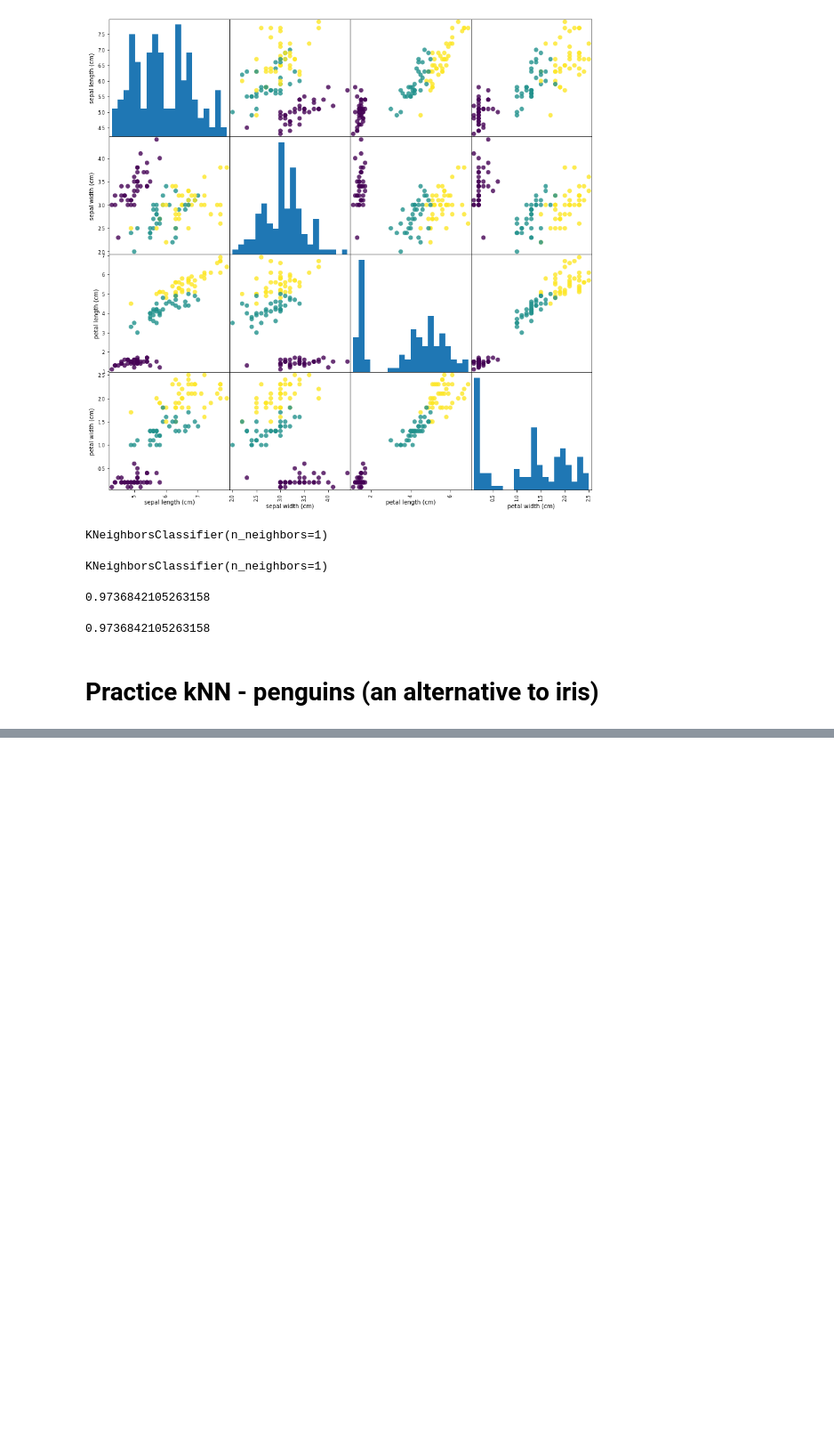
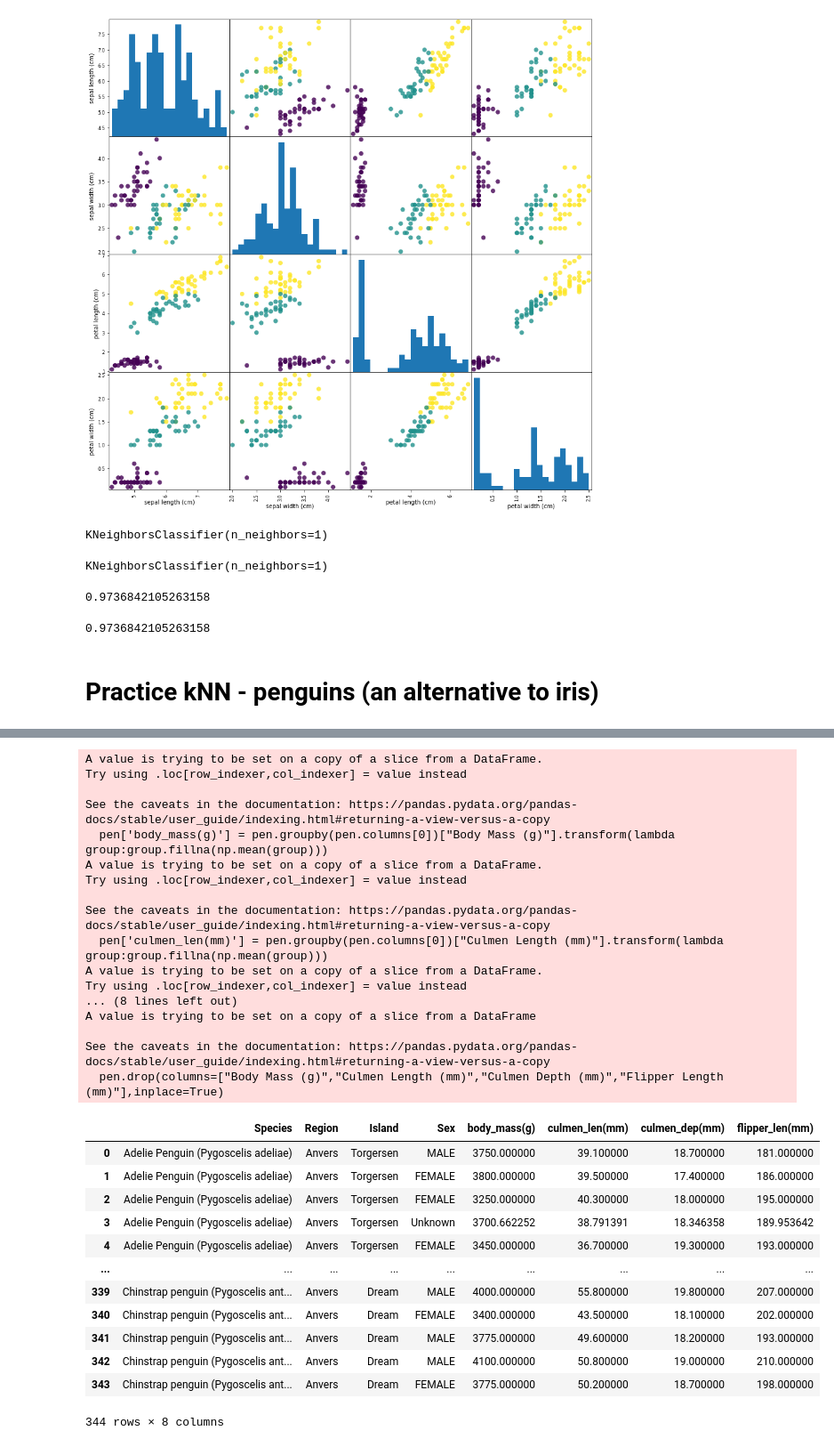
Before and after one commit to skjoshi267/Intro-to-ML, a Jupyter notebook: machine.ipynb, the cells around one changed output, grey strips where cells are left out. Shown at 89% size. Drawn from its saved outputs; the diff is of its cells as text; code cells hidden in the pictures; blank space fills up the shorter version.

```diff
--- a/machine.ipynb
+++ b/machine.ipynb
@@ -92,0 +187,39 @@ knn.score(iris_test.iloc[:,:4],iris_test['target'])
+# %%
+# Numerical attributes missing fill with mean
+pen['body_mass(g)'] = pen.groupby(pen.columns[0])["Body Mass (g)"].transform(lambda group:group.fillna(np.mean(group)))
+pen['culmen_len(mm)'] = pen.groupby(pen.columns[0])["Culmen Length (mm)"].transform(lambda group:group.fillna(np.mean(group)))
+pen['culmen_dep(mm)'] = pen.groupby(pen.columns[0])["Culmen Depth (mm)"].transform(lambda group:group.fillna(np.mean(group)))
+pen['flipper_len(mm)'] = pen.groupby(pen.columns[0])["Flipper Length (mm)"].transform(lambda group:group.fillna(np.mean(group)))
+pen.drop(columns=["Body Mass (g)","Culmen Length (mm)","Culmen Depth (mm)","Flipper Length (mm)"],inplace=True)
+pen
+# %% [output]
+A value is trying to be set on a copy of a slice from a DataFrame.
+Try using .loc[row_indexer,col_indexer] = value instead
+
+See the caveats in the documentation: https://pandas.pydata.org/pandas-docs/stable/user_guide/indexing.html#returning-a-view-versus-a-copy
+  pen['body_mass(g)'] = pen.groupby(pen.columns[0])["Body Mass (g)"].transform(lambda group:group.fillna(np.mean(group)))
+A value is trying to be set on a copy of a slice from a DataFrame.
+Try using .loc[row_indexer,col_indexer] = value instead
+
+See the caveats in the documentation: https://pandas.pydata.org/pandas-docs/stable/user_guide/indexing.html#returning-a-view-versus-a-copy
+  pen['culmen_len(mm)'] = pen.groupby(pen.columns[0])["Culmen Length (mm)"].transform(lambda group:group.fillna(np.mean(group)))
+A value is trying to be set on a copy of a slice from a DataFrame.
+Try using .loc[row_indexer,col_indexer] = value instead
+... (8 lines left out)
+A value is trying to be set on a copy of a slice from a DataFrame
+
+See the caveats in the documentation: https://pandas.pydata.org/pandas-docs/stable/user_guide/indexing.html#returning-a-view-versus-a-copy
+  pen.drop(columns=["Body Mass (g)","Culmen Length (mm)","Culmen Depth (mm)","Flipper Length (mm)"],inplace=True)
+|  | Species | Region | Island | Sex | body_mass(g) | culmen_len(mm) | culmen_dep(mm) | flipper_len(mm) |
+| 0 | Adelie Penguin (Pygoscelis adeliae) | Anvers | Torgersen | MALE | 3750.000000 | 39.100000 | 18.700000 | 181.000000 |
+| 1 | Adelie Penguin (Pygoscelis adeliae) | Anvers | Torgersen | FEMALE | 3800.000000 | 39.500000 | 17.400000 | 186.000000 |
+| 2 | Adelie Penguin (Pygoscelis adeliae) | Anvers | Torgersen | FEMALE | 3250.000000 | 40.300000 | 18.000000 | 195.000000 |
+| 3 | Adelie Penguin (Pygoscelis adeliae) | Anvers | Torgersen | Unknown | 3700.662252 | 38.791391 | 18.346358 | 189.953642 |
+| 4 | Adelie Penguin (Pygoscelis adeliae) | Anvers | Torgersen | FEMALE | 3450.000000 | 36.700000 | 19.300000 | 193.000000 |
+| ... | ... | ... | ... | ... | ... | ... | ... | ... |
+| 339 | Chinstrap penguin (Pygoscelis ant... | Anvers | Dream | MALE | 4000.000000 | 55.800000 | 19.800000 | 207.000000 |
+| 340 | Chinstrap penguin (Pygoscelis ant... | Anvers | Dream | FEMALE | 3400.000000 | 43.500000 | 18.100000 | 202.000000 |
+| 341 | Chinstrap penguin (Pygoscelis ant... | Anvers | Dream | MALE | 3775.000000 | 49.600000 | 18.200000 | 193.000000 |
+| 342 | Chinstrap penguin (Pygoscelis ant... | Anvers | Dream | MALE | 4100.000000 | 50.800000 | 19.000000 | 210.000000 |
+| 343 | Chinstrap penguin (Pygoscelis ant... | Anvers | Dream | FEMALE | 3775.000000 | 50.200000 | 18.700000 | 198.000000 |
+344 rows × 8 columns
```
Also changed, not shown: parts of 7 cells of this notebook.
